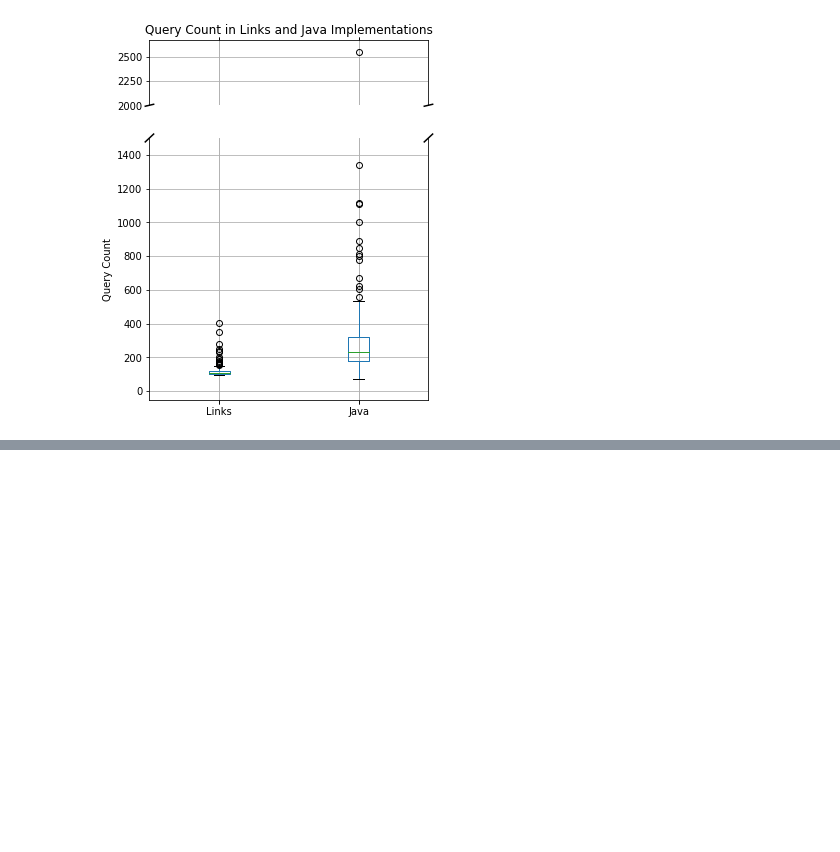
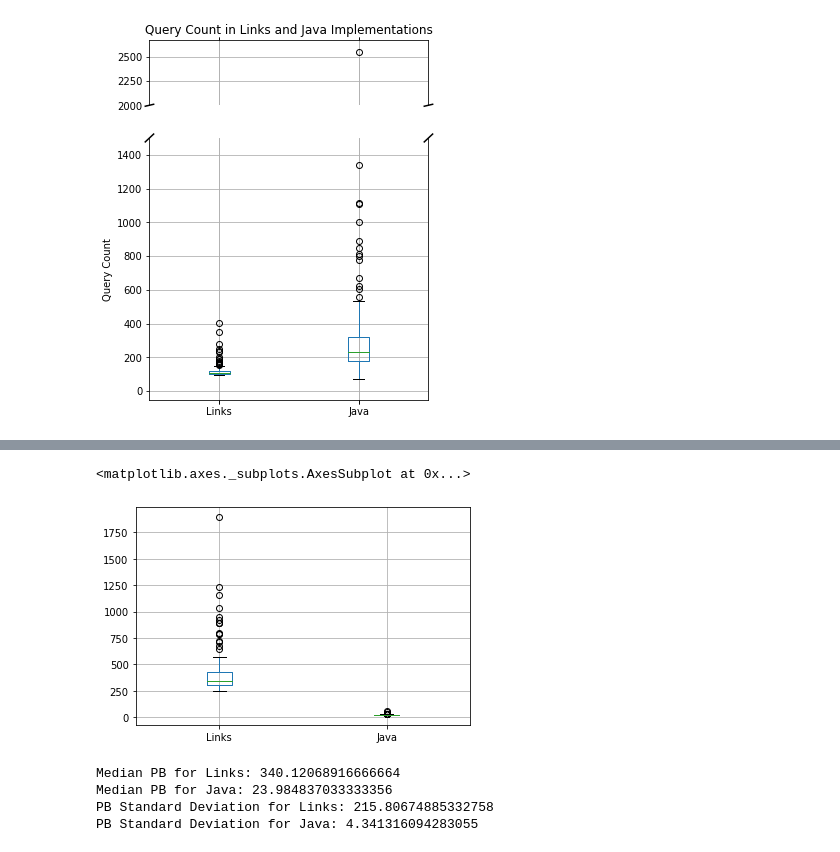
Before and after one commit to SimonJF/skye-gtopdb, a Jupyter notebook: benchmarking/data-analysis/Object Display.ipynb, the cells around one changed output, grey strips where cells are left out. Cells and saved outputs as stored; diff of their text form; code cells hidden in the pictures; blank space fills up the shorter version.

```diff
--- a/benchmarking/data-analysis/Object Display.ipynb
+++ b/benchmarking/data-analysis/Object Display.ipynb
@@ -193,0 +338,20 @@ fig.savefig("objectdisplay_querycount_box.pdf", bbox_inches='tight')
+# %%
+jtf.boxplot()
+# %% [output]
+<matplotlib.axes._subplots.AxesSubplot at 0x...>
+[figure, added]
+# %%
+# Summary statistics
+lpb = jtf['Links']
+jpb = jtf['Java']
+
+print("Median PB for Links: " + str(lpb.median()))
+print("Median PB for Java: " + str(jpb.median()))
+
+print("PB Standard Deviation for Links: " + str(lpb.std()))
+print("PB Standard Deviation for Java: " + str(jpb.std()))
+# %% [output]
+Median PB for Links: 340.12068916666664
+Median PB for Java: 23.984837033333356
+PB Standard Deviation for Links: 215.80674885332758
+PB Standard Deviation for Java: 4.341316094283055
```
Also changed, not shown: parts of 5 cells of this notebook, 5 other files.
